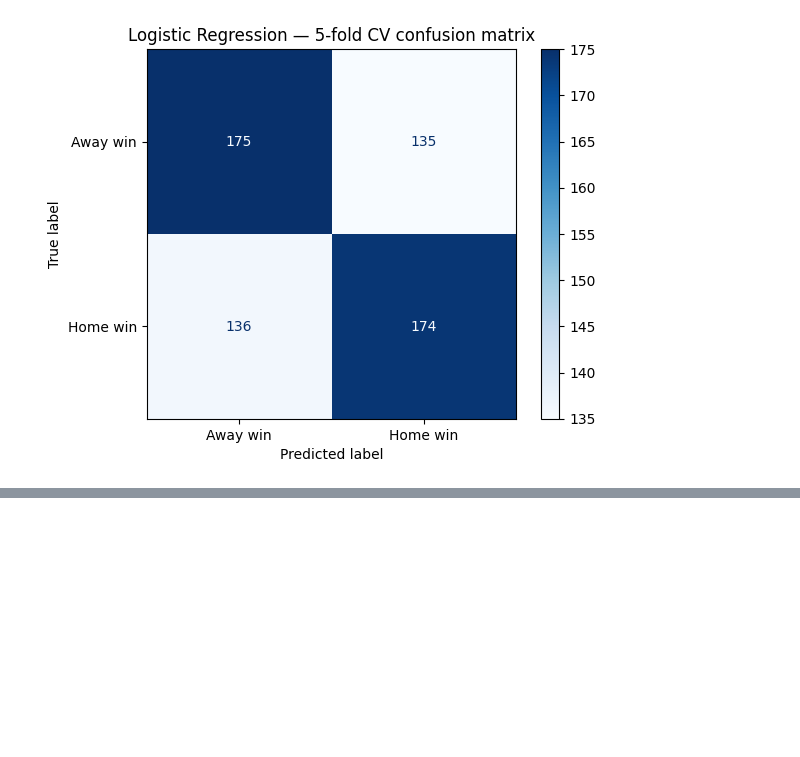
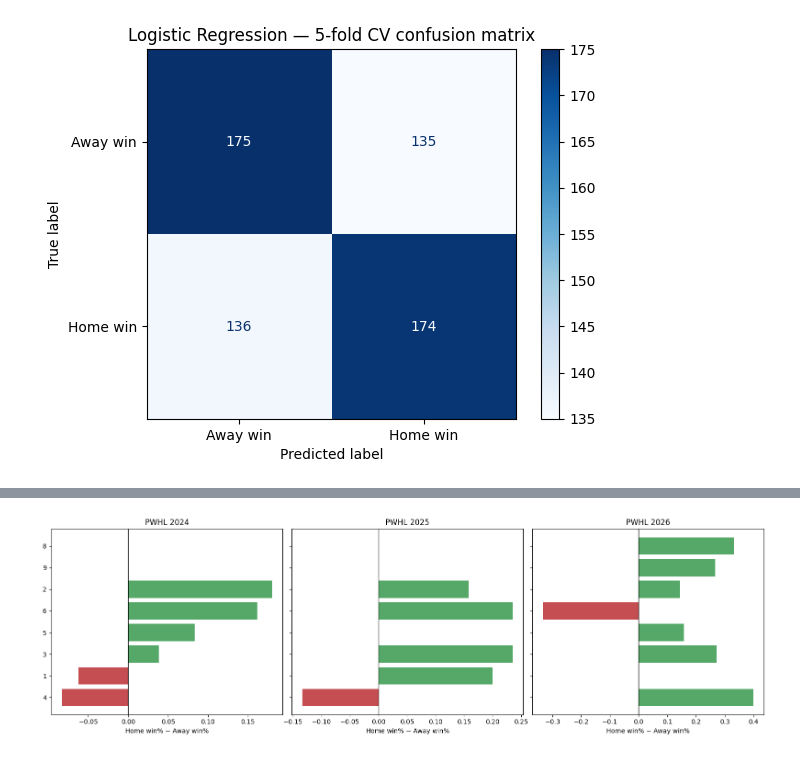
Before and after one commit to CharlizeCo/dsc490_hockey_capstone, a Jupyter notebook: dsc490_hockey_capstone.ipynb, the cells around one changed output, grey strips where cells are left out. Saved outputs shown, nothing was run; the diff lists cells and outputs as text; code cells hidden in the pictures; blank space fills up the shorter version.

```diff
--- a/dsc490_hockey_capstone.ipynb
+++ b/dsc490_hockey_capstone.ipynb
@@ -695,0 +775,33 @@ plt.show()
+# %%
+def home_away_winrate(team_box, season_label):
+    tb = team_box.copy()
+    tb["side"] = tb["team_side"].astype(str).str.lower().str.strip()
+    opp = tb[["game_id","team_id","goals"]].rename(
+        columns={"team_id":"opp_id","goals":"goals_against"})
+    tb = tb.merge(opp, on="game_id", how="left")
+    tb = tb[tb["team_id"] != tb["opp_id"]]
+    tb["win"] = (tb["goals"] > tb["goals_against"]).astype(int)
+    out = (tb.groupby(["team_id","side"])["win"].mean()
+             .unstack("side").reset_index())
+    out["season"] = season_label
+    if "home" in out.columns and "away" in out.columns:
+        out["home_minus_away"] = out["home"] - out["away"]
+    return out
+
+ha_all = pd.concat([
+    home_away_winrate(pwhl_2024["team_boxscores"], "2024"),
+    home_away_winrate(pwhl_2025["team_boxscores"], "2025"),
+    home_away_winrate(pwhl_2026["team_boxscores"], "2026"),
+], ignore_index=True)
+
+fig, axes = plt.subplots(1, 3, figsize=(16, 5), sharey=True)
+for ax, s in zip(axes, ["2024","2025","2026"]):
+    g = ha_all[ha_all["season"] == s].sort_values("home_minus_away")
+    ax.barh(g["team_id"].astype(str), g["home_minus_away"],
+            color=["#c44e52" if v < 0 else "#55a868" for v in g["home_minus_away"]])
+    ax.axvline(0, color="black", lw=1)
+    ax.set_title(f"PWHL {s}")
+    ax.set_xlabel("Home win% − Away win%")
+plt.tight_layout(); plt.show()
+# %% [output]
+[figure, added]
```
Also changed, not shown: parts of 4 cells of this notebook.
